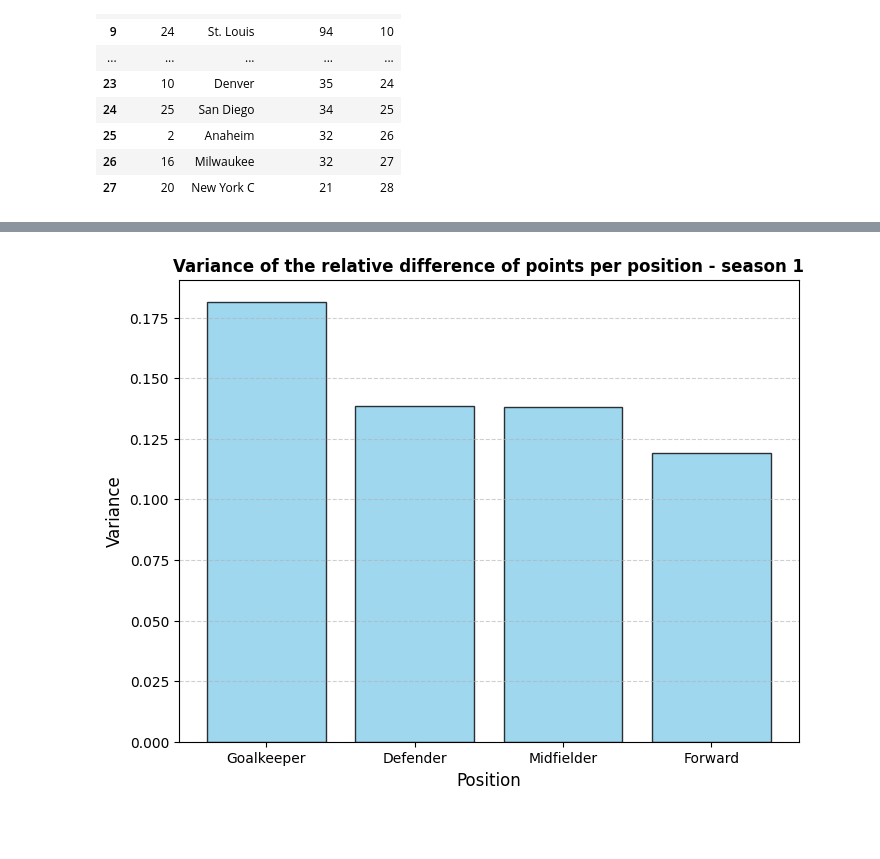
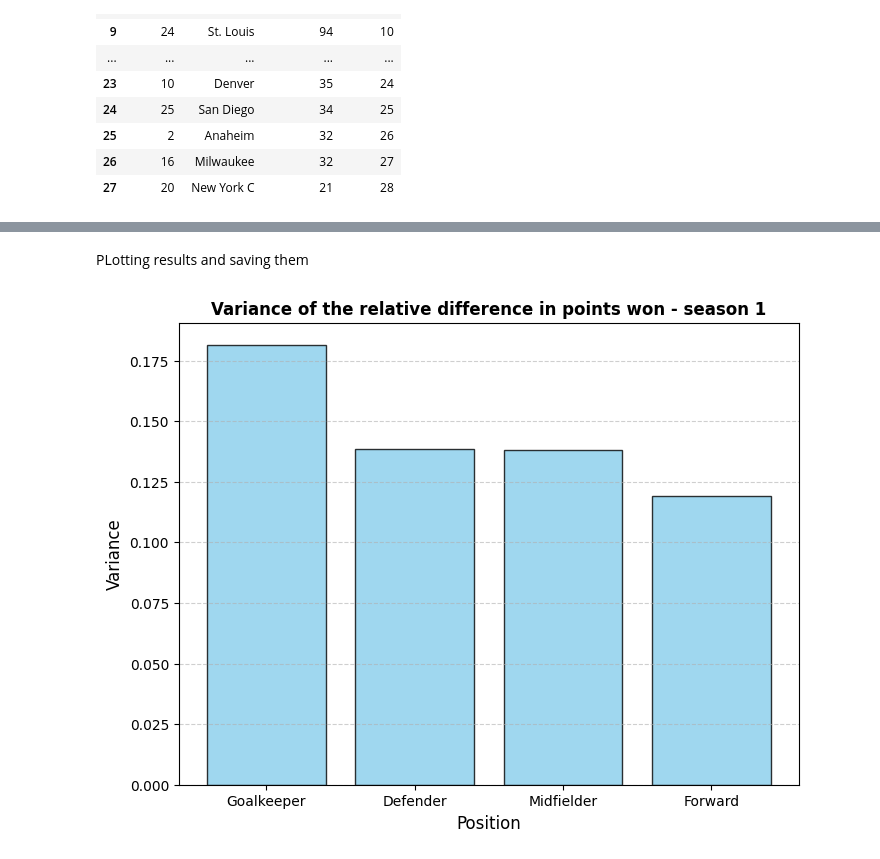
Before and after one commit to GuillaumeMendle/football_prediction, a Jupyter notebook: project_code/3_Part_3_data_exploration.ipynb, the cells around one changed output, grey strips where cells are left out. Cells and saved outputs as stored; diff of their text form; code cells hidden in the pictures; blank space fills up the shorter version.

```diff
--- a/project_code/3_Part_3_data_exploration.ipynb
+++ b/project_code/3_Part_3_data_exploration.ipynb
@@ -442,2 +452,3 @@ players_teams_data["PositionName"] = players_teams_data["PositionID"].map(POSITI
 # %%
-team_points_var = players_teams_data.groupby(["PositionID", "PositionName"])["Ratio_PointsScored"].var().reset_index()
+position_points_var = players_teams_data.groupby(["PositionID", "PositionName"])["Ratio_PointsScored"].var().reset_index()
+position_points_var
@@ -444,11 +461,13 @@ team_points_var = players_teams_data.groupby(["PositionID", "PositionName"])["Ra
+# %% [markdown]
+PLotting results and saving them
 # %%
 plt.figure(figsize = (8,6))
-plt.bar(team_points_var.PositionName, team_points_var.Ratio_PointsScored,color='skyblue', edgecolor='black', alpha=0.8)
-plt.title(f"Variance of the relative difference of points per position - season 1", fontsize=12, fontweight='bold')
+plt.bar(position_points_var.PositionName, position_points_var.Ratio_PointsScored,color='skyblue', edgecolor='black', alpha=0.8)
+plt.title(f"Variance of the relative difference in points won - season 1", fontsize=12, fontweight='bold')
 plt.xlabel("Position", fontsize=12)
 plt.ylabel("Variance", fontsize=12)
 plt.grid(axis='y', linestyle='--', alpha=0.6)
 plt.savefig(f"{FILES_PATH_RESULTS}variance_difference_points_position.png")
 plt.show()
 # %% [output]
-[figure, old version]
+[figure, new version]
```
Also changed, not shown: parts of 22 cells of this notebook.
